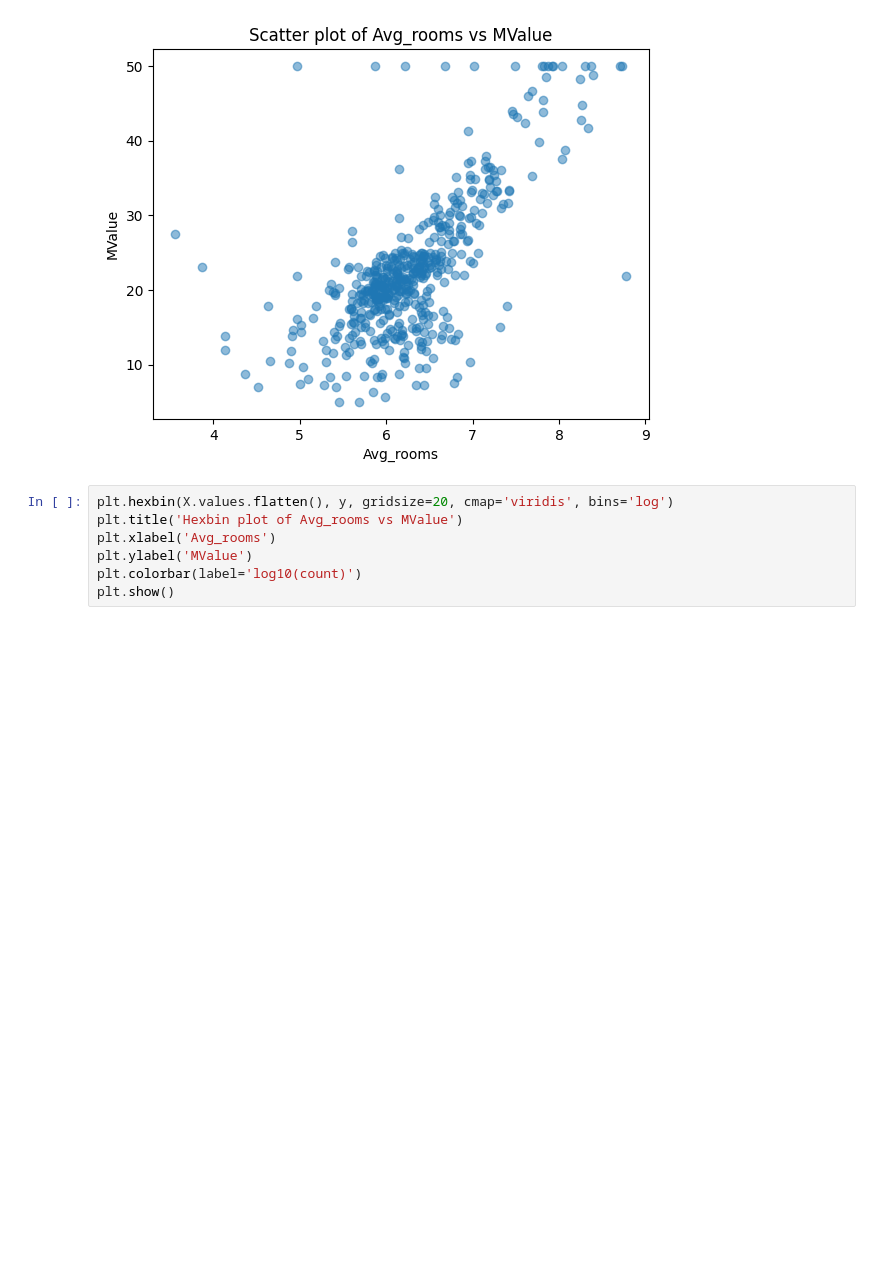
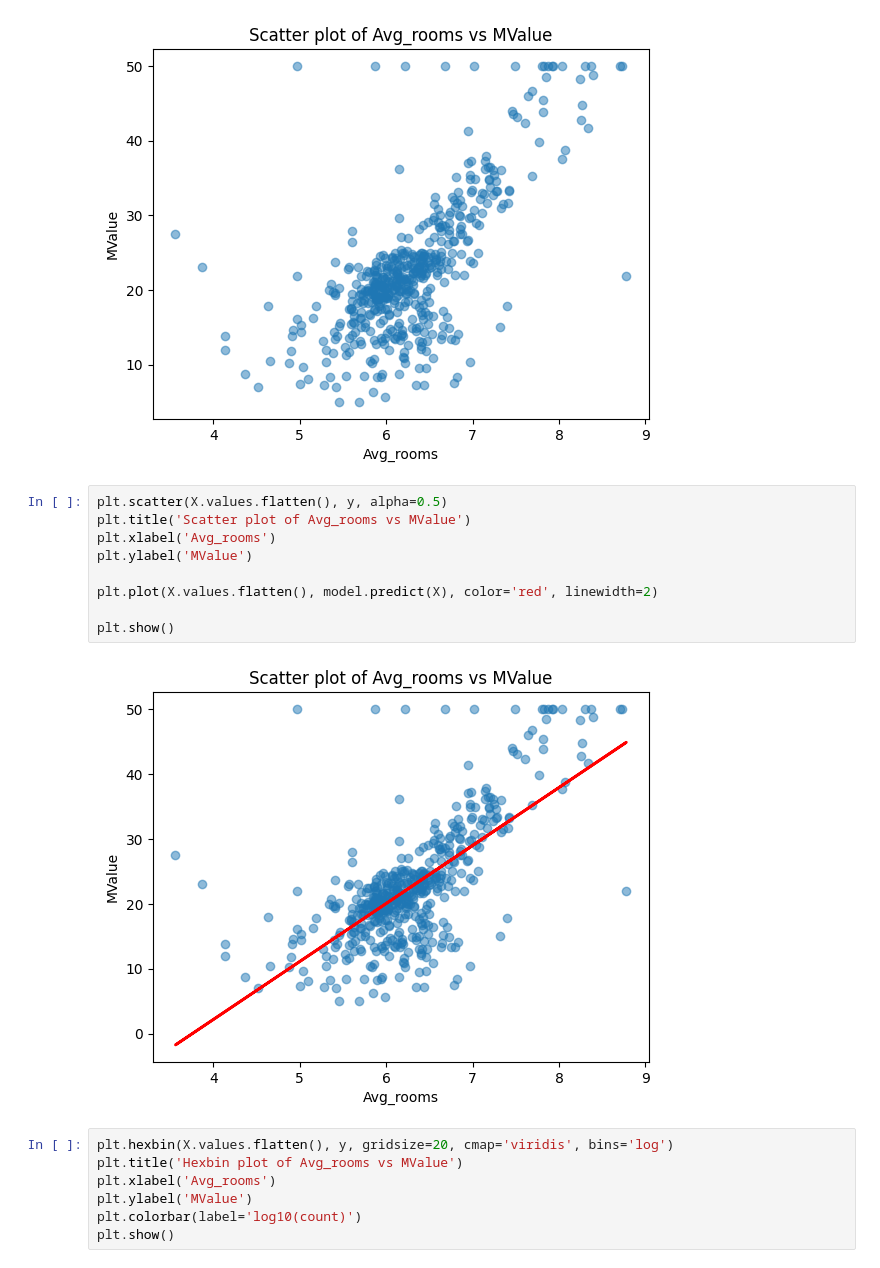
Before and after one commit to sai-darshan-k/Advanced-Machine-Learning, a Jupyter notebook: 2348548_Program1.ipynb, the cells around one changed output. Saved outputs shown, nothing was run; the diff lists cells and outputs as text; blank space fills up the shorter version.

```diff
--- a/2348548_Program1.ipynb
+++ b/2348548_Program1.ipynb
@@ -68,6 +68,17 @@ plt.ylabel('MValue')
 plt.show()
 # %% [output]
 [figure]
+# %%
+plt.scatter(X.values.flatten(), y, alpha=0.5)
+plt.title('Scatter plot of Avg_rooms vs MValue')
+plt.xlabel('Avg_rooms')
+plt.ylabel('MValue')
+
+plt.plot(X.values.flatten(), model.predict(X), color='red', linewidth=2)
+
+plt.show()
+# %% [output]
+[figure, added]
 # %%
 plt.hexbin(X.values.flatten(), y, gridsize=20, cmap='viridis', bins='log')
 plt.title('Hexbin plot of Avg_rooms vs MValue')
```
